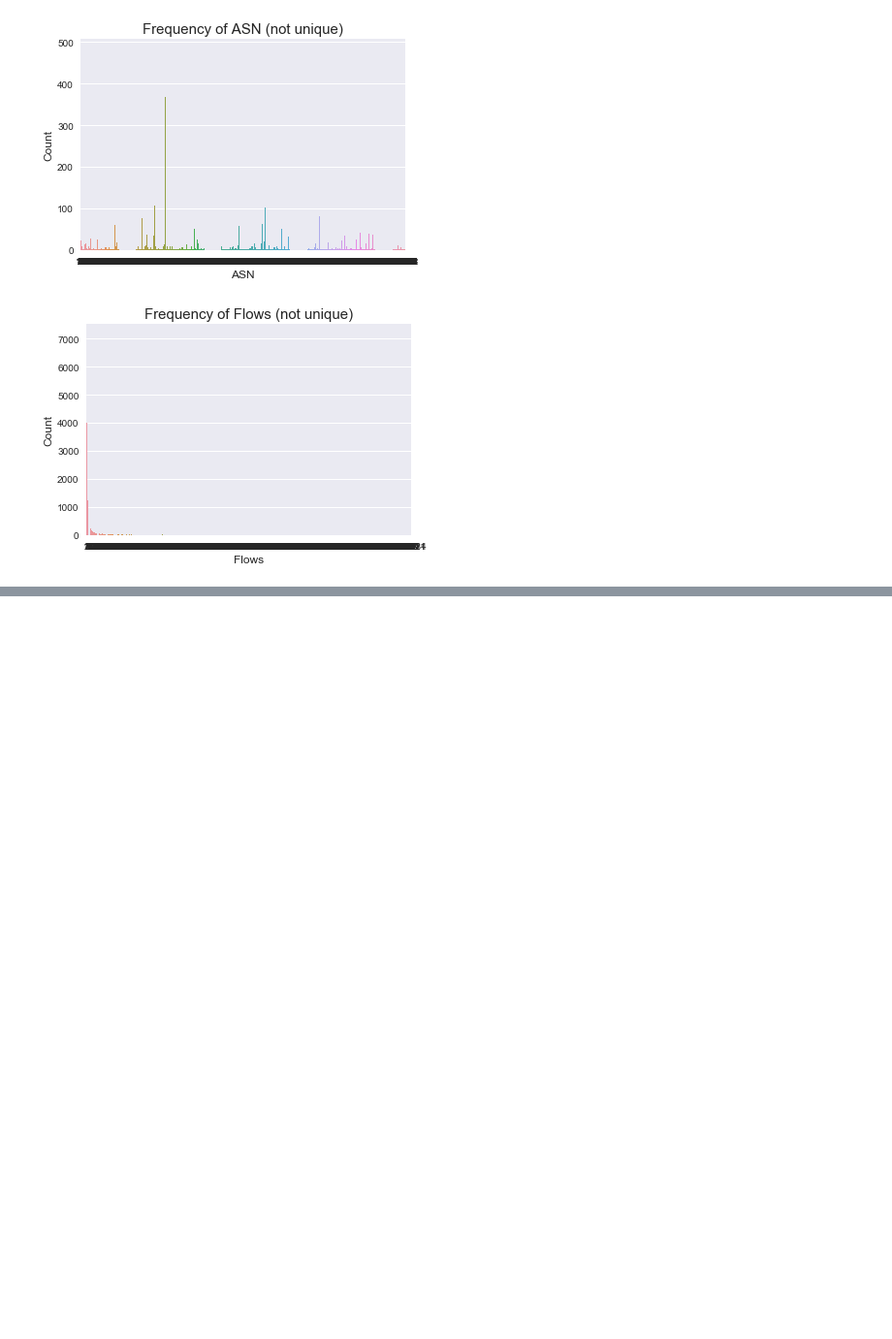
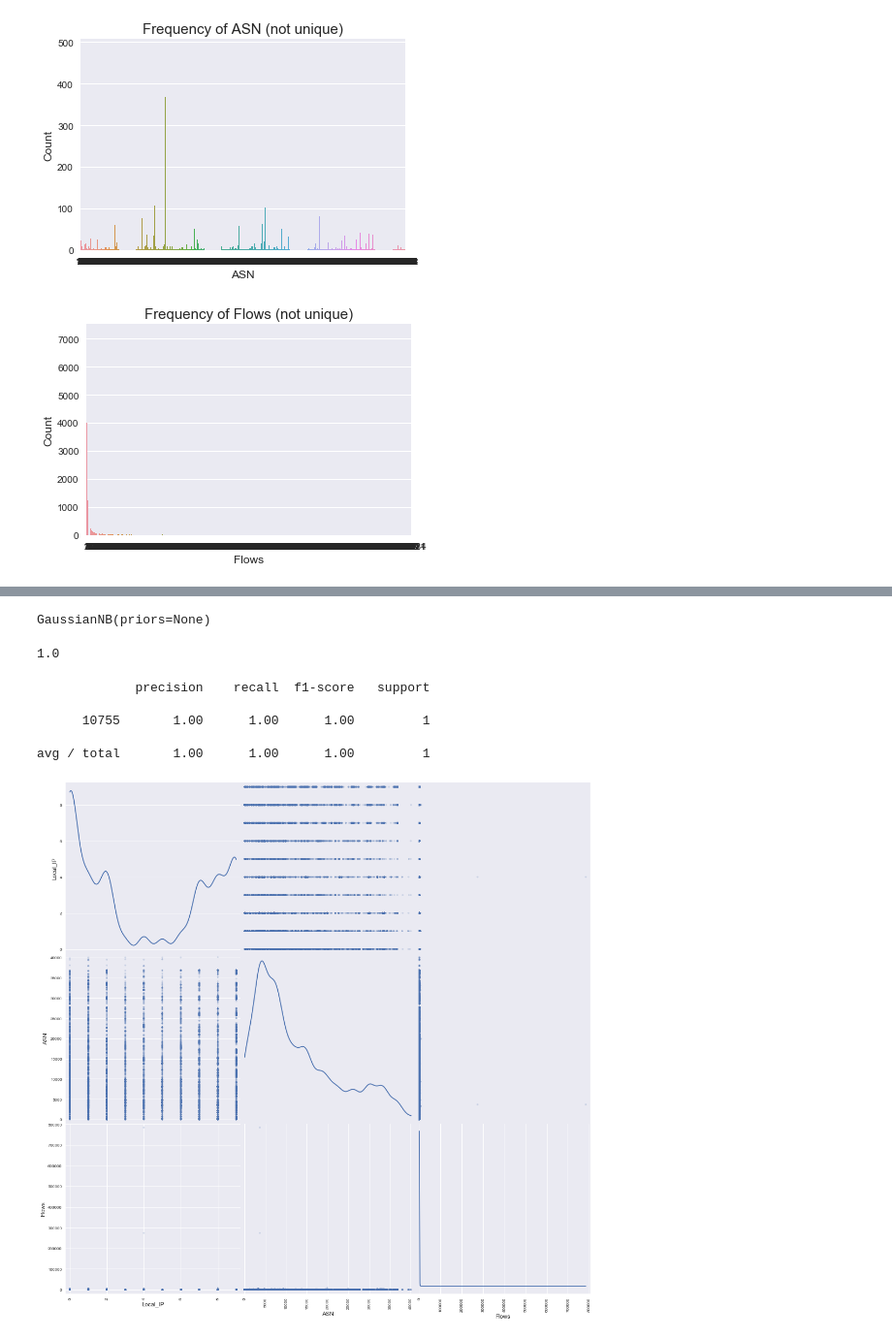
Before and after one commit to astarr8181/bot_net, a Jupyter notebook: bot_net_explore.ipynb, the cells around one changed output, grey strips where cells are left out. Shown at 97% size. Cells and saved outputs as stored; diff of their text form; code cells hidden in the pictures; blank space fills up the shorter version.

```diff
--- a/bot_net_explore.ipynb
+++ b/bot_net_explore.ipynb
@@ -87,0 +129,8 @@ for column in list_columns:
+# %%
+model.fit(X_train, y_train)
+# %% [output]
+GaussianNB(priors=None)
+# %%
+model.score(X_test, y_test)
+# %% [output]
+1.0
@@ -87,0 +139,14 @@ for column in list_columns:
+# %%
+y_pred = model.predict(X_test)
+print(classification_report(y_test, y_pred))
+# %% [output]
+             precision    recall  f1-score   support
+
+      10755       1.00      1.00      1.00         1
+
+avg / total       1.00      1.00      1.00         1
+# %%
+scatter_matrix(df, alpha=0.2, figsize=(18,18), diagonal='kde')
+plt.show()
+# %% [output]
+[figure, added]
```
Also changed, not shown: parts of 11 cells of this notebook.
